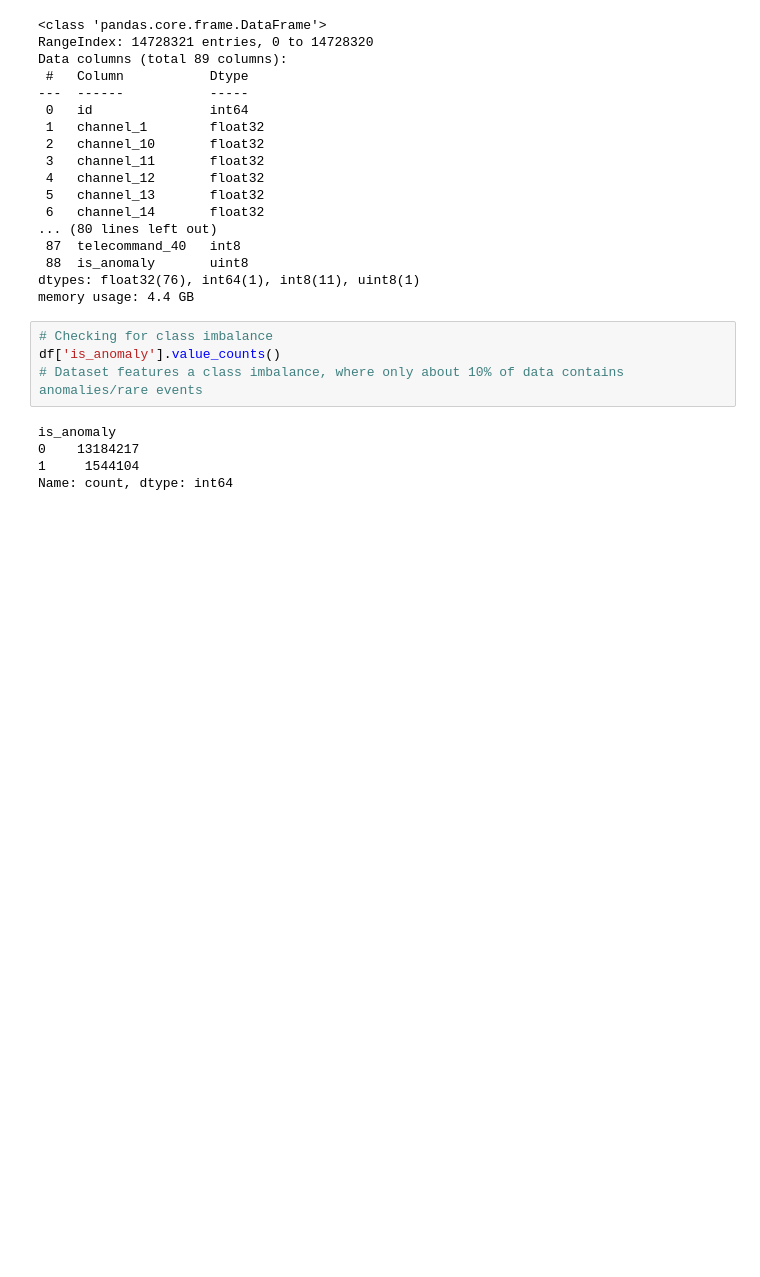
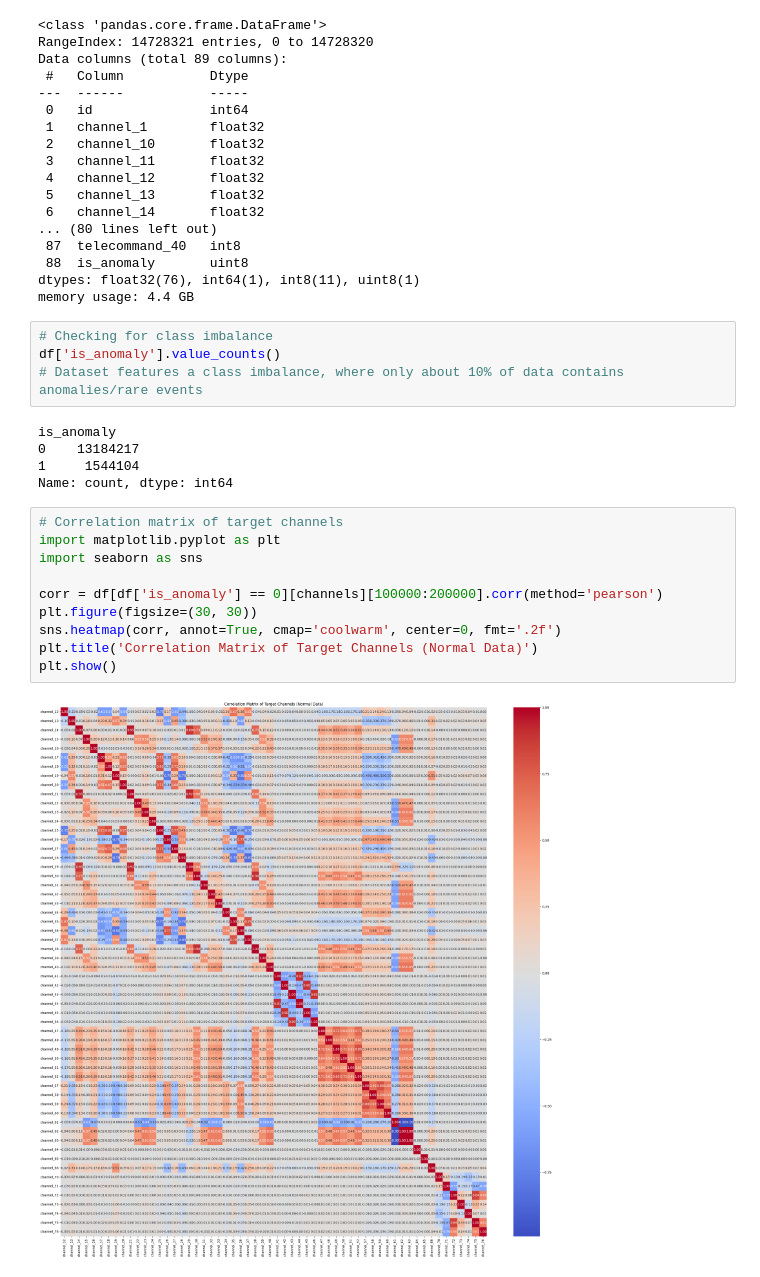
Before and after one commit to hantorres/spacecraft-anomaly-challenge, a Jupyter notebook: developing_notebook.ipynb, the cells around one changed output. Saved outputs shown, nothing was run; the diff lists cells and outputs as text; blank space fills up the shorter version.

```diff
--- a/developing_notebook.ipynb
+++ b/developing_notebook.ipynb
@@ -92,3 +96,15 @@ is_anomaly
 0    13184217
 1     1544104
 Name: count, dtype: int64
+# %%
+# Correlation matrix of target channels
+import matplotlib.pyplot as plt
+import seaborn as sns
+
+corr = df[df['is_anomaly'] == 0][channels][100000:200000].corr(method='pearson')
+plt.figure(figsize=(30, 30))
+sns.heatmap(corr, annot=True, cmap='coolwarm', center=0, fmt='.2f')
+plt.title('Correlation Matrix of Target Channels (Normal Data)')
+plt.show()
+# %% [output]
+[figure, added]
```
Also changed, not shown: parts of 12 cells of this notebook.
